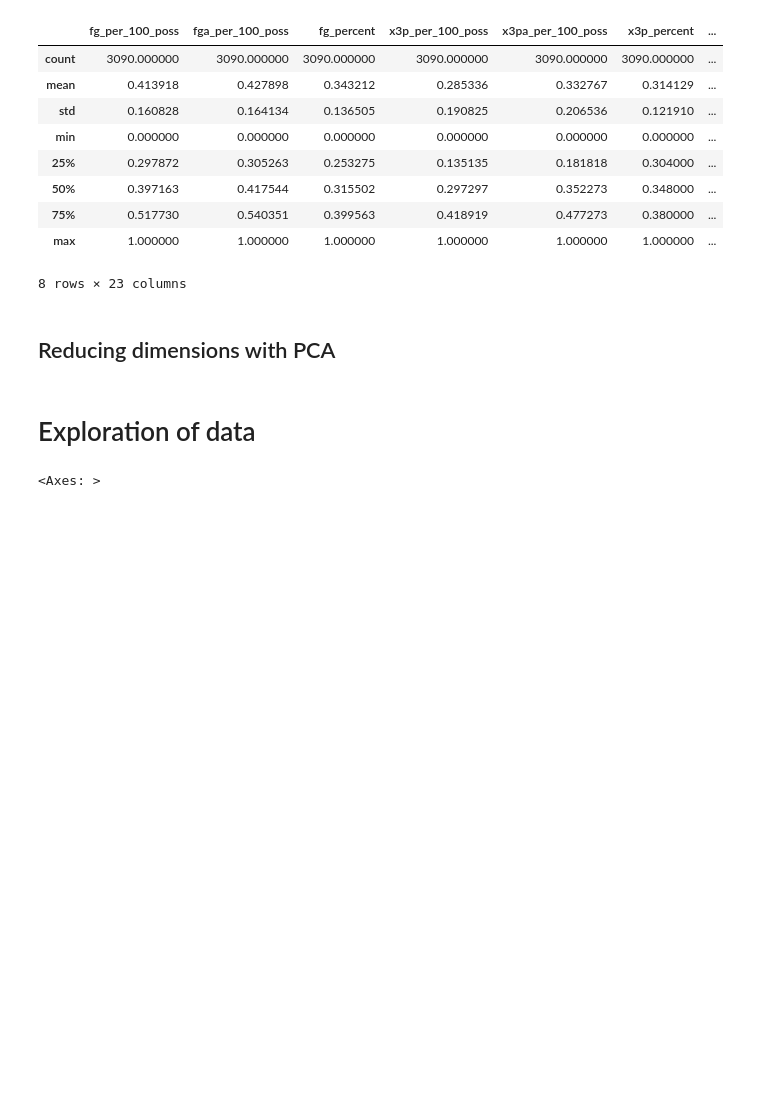
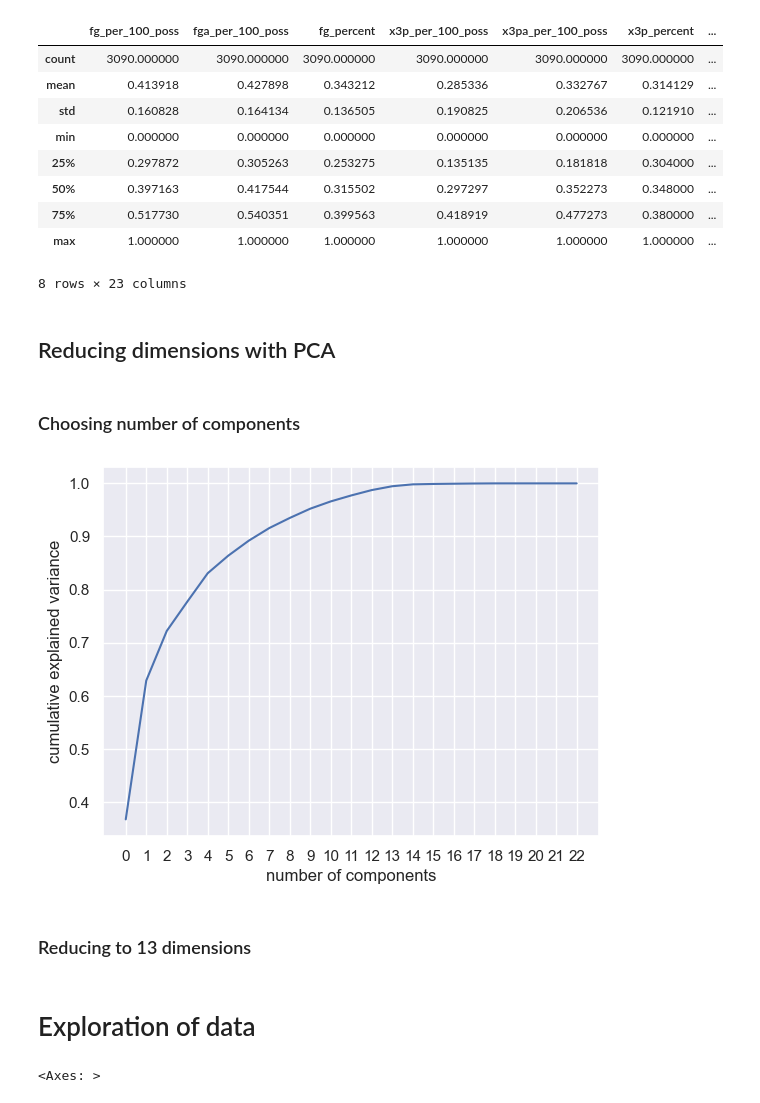
Before and after one commit to AlfonsoGhislieri/nba-machine-learning, a Jupyter notebook: getting_cleaning_data.ipynb, the cells around one changed output. Drawn from its saved outputs; the diff is of its cells as text; code cells hidden in the pictures; blank space fills up the shorter version.

```diff
--- a/getting_cleaning_data.ipynb
+++ b/getting_cleaning_data.ipynb
@@ -306,3 +307,19 @@ X.describe()
 8 rows × 23 columns
 # %% [markdown]
 ## Reducing dimensions with PCA
+# %% [markdown]
+### Choosing number of components
+# %%
+sns.set()
+
+pca = PCA().fit(X)
+number_components = range(len(pca.explained_variance_ratio_))
+
+plt.plot(number_components, np.cumsum(pca.explained_variance_ratio_)) #plt.plot(np.cumsum(pca.explained_variance_ratio_))
+plt.xticks(number_components)
+plt.xlabel('number of components')
+plt.ylabel('cumulative explained variance');
+# %% [output]
+[figure, added]
+# %% [markdown]
+### Reducing to 13 dimensions
```
Also changed, not shown: parts of 14 cells of this notebook.
